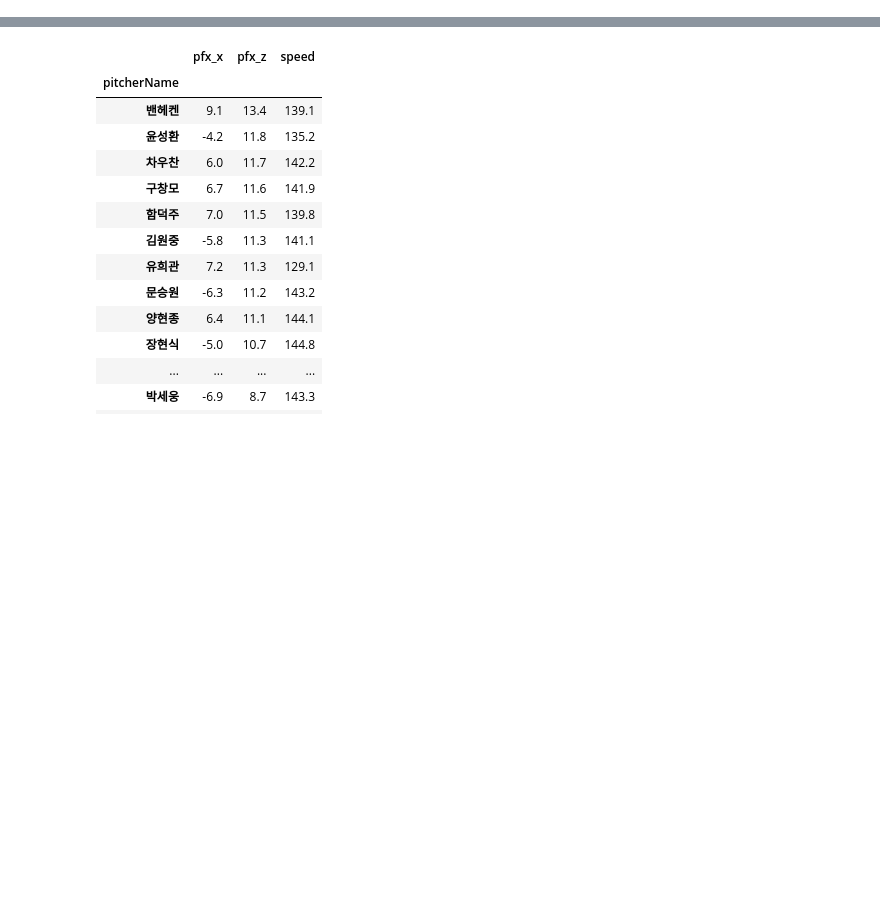
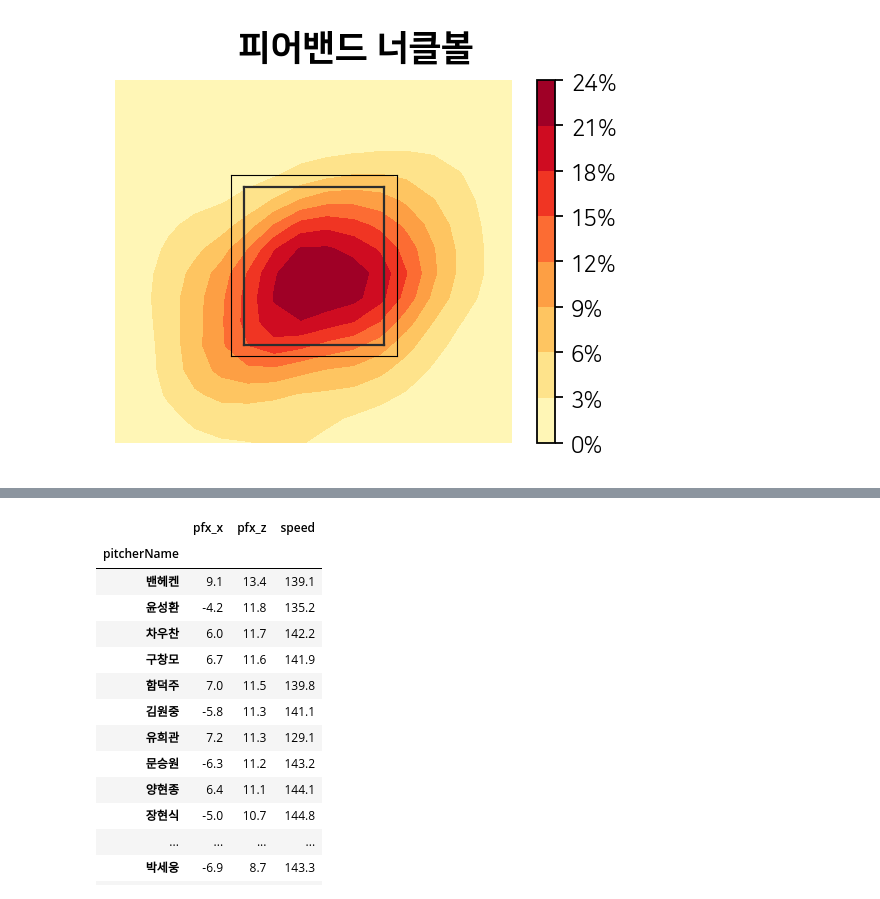
Before and after one commit to kparkk2/KBO_pbp_text_crawler, a Jupyter notebook: pfx_plot.ipynb, the cells around one changed output, grey strips where cells are left out. Saved outputs shown, nothing was run; the diff lists cells and outputs as text; code cells hidden in the pictures; blank space fills up the shorter version.

```diff
--- a/pfx_plot.ipynb
+++ b/pfx_plot.ipynb
@@ -15,0 +44,4 @@ pd.set_option('precision', 1)
+# %%
+plot_contour_balls(v, title='피어밴드 너클볼')
+# %% [output]
+[figure, added]
```
Also changed, not shown: parts of 8 cells of this notebook, 2 other files.
